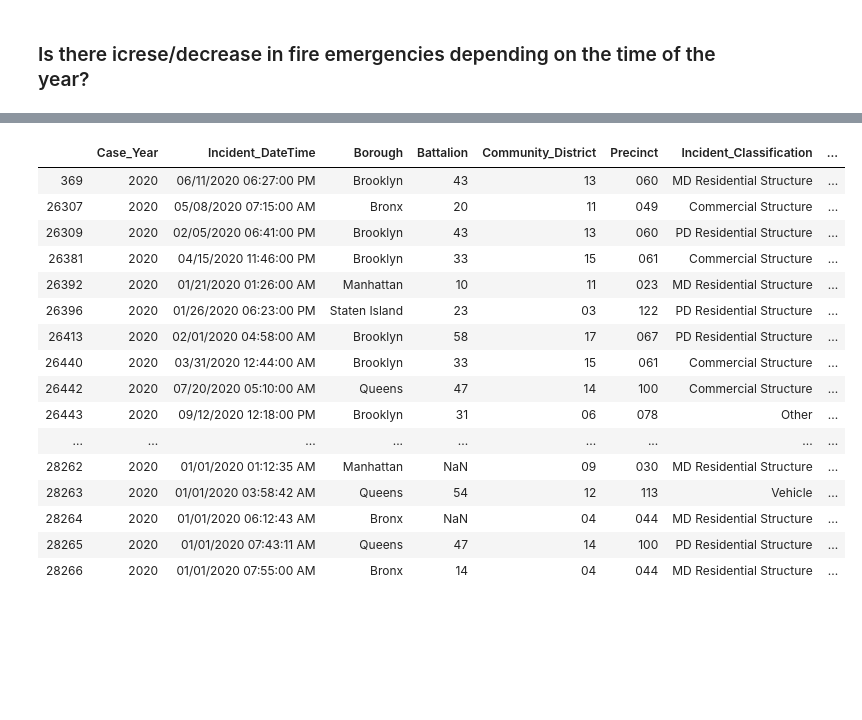
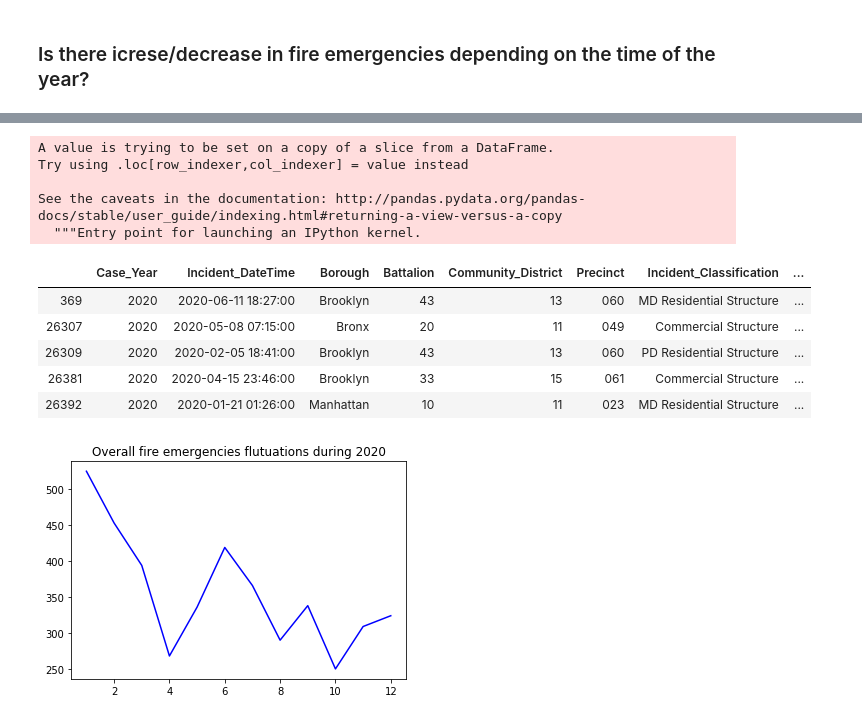
Before and after one commit to molinexx/Data-analysis-with-Python, a Jupyter notebook: NYC Fire data.ipynb, the cells around one changed output, grey strips where cells are left out. Saved outputs shown, nothing was run; the diff lists cells and outputs as text; code cells hidden in the pictures; blank space fills up the shorter version.

```diff
--- a/NYC Fire data.ipynb
+++ b/NYC Fire data.ipynb
@@ -243,0 +335,2 @@ fire_residencial_2020.pivot_table(index="Cause_Fire_Description", columns = "Bor
+# %%
+fire_2020["Incident_DateTime"]=pd.to_datetime(fire_2020.Incident_DateTime)
@@ -244,20 +386,17 @@ fire_residencial_2020.pivot_table(index="Cause_Fire_Description", columns = "Bor
+# %%
+fire_2020["month"]=fire_2020["Incident_DateTime"].dt.month
+# %% [output]
+A value is trying to be set on a copy of a slice from a DataFrame.
+Try using .loc[row_indexer,col_indexer] = value instead
+
+See the caveats in the documentation: http://pandas.pydata.org/pandas-docs/stable/user_guide/indexing.html#returning-a-view-versus-a-copy
+  """Entry point for launching an IPython kernel.
 # %%
-fire_2020.head(30)
+fire_2020.head()
 # %% [output]
 |  | Case_Year | Incident_DateTime | Borough | Battalion | Community_District | Precinct | Incident_Classification | ... |
-| 369 | 2020 | 06/11/2020 06:27:00 PM | Brooklyn | 43 | 13 | 060 | MD Residential Structure | ... |
-| 26307 | 2020 | 05/08/2020 07:15:00 AM | Bronx | 20 | 11 | 049 | Commercial Structure | ... |
-| 26309 | 2020 | 02/05/2020 06:41:00 PM | Brooklyn | 43 | 13 | 060 | PD Residential Structure | ... |
-| 26381 | 2020 | 04/15/2020 11:46:00 PM | Brooklyn | 33 | 15 | 061 | Commercial Structure | ... |
-| 26392 | 2020 | 01/21/2020 01:26:00 AM | Manhattan | 10 | 11 | 023 | MD Residential Structure | ... |
-| 26396 | 2020 | 01/26/2020 06:23:00 PM | Staten Island | 23 | 03 | 122 | PD Residential Structure | ... |
-| 26413 | 2020 | 02/01/2020 04:58:00 AM | Brooklyn | 58 | 17 | 067 | PD Residential Structure | ... |
-| 26440 | 2020 | 03/31/2020 12:44:00 AM | Brooklyn | 33 | 15 | 061 | Commercial Structure | ... |
-| 26442 | 2020 | 07/20/2020 05:10:00 AM | Queens | 47 | 14 | 100 | Commercial Structure | ... |
-| 26443 | 2020 | 09/12/2020 12:18:00 PM | Brooklyn | 31 | 06 | 078 | Other | ... |
-| ... | ... | ... | ... | ... | ... | ... | ... | ... |
-| 28262 | 2020 | 01/01/2020 01:12:35 AM | Manhattan | NaN | 09 | 030 | MD Residential Structure | ... |
-| 28263 | 2020 | 01/01/2020 03:58:42 AM | Queens | 54 | 12 | 113 | Vehicle | ... |
-| 28264 | 2020 | 01/01/2020 06:12:43 AM | Bronx | NaN | 04 | 044 | MD Residential Structure | ... |
-| 28265 | 2020 | 01/01/2020 07:43:11 AM | Queens | 47 | 14 | 100 | PD Residential Structure | ... |
-| 28266 | 2020 | 01/01/2020 07:55:00 AM | Bronx | 14 | 04 | 044 | MD Residential Structure | ... |
+| 369 | 2020 | 2020-06-11 18:27:00 | Brooklyn | 43 | 13 | 060 | MD Residential Structure | ... |
+| 26307 | 2020 | 2020-05-08 07:15:00 | Bronx | 20 | 11 | 049 | Commercial Structure | ... |
+| 26309 | 2020 | 2020-02-05 18:41:00 | Brooklyn | 43 | 13 | 060 | PD Residential Structure | ... |
+| 26381 | 2020 | 2020-04-15 23:46:00 | Brooklyn | 33 | 15 | 061 | Commercial Structure | ... |
+| 26392 | 2020 | 2020-01-21 01:26:00 | Manhattan | 10 | 11 | 023 | MD Residential Structure | ... |
@@ -263,0 +412,6 @@ fire_2020.head(30)
+# %%
+plt.plot(all_fire, color = "b")
+plt.title("Overall fire emergencies flutuations during 2020")
+plt.show()
+# %% [output]
+[figure, added]
```
Also changed, not shown: parts of 27 cells of this notebook.
